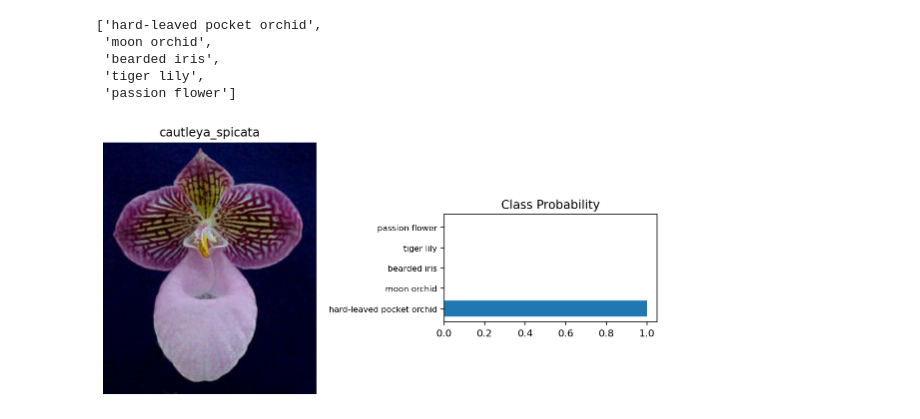
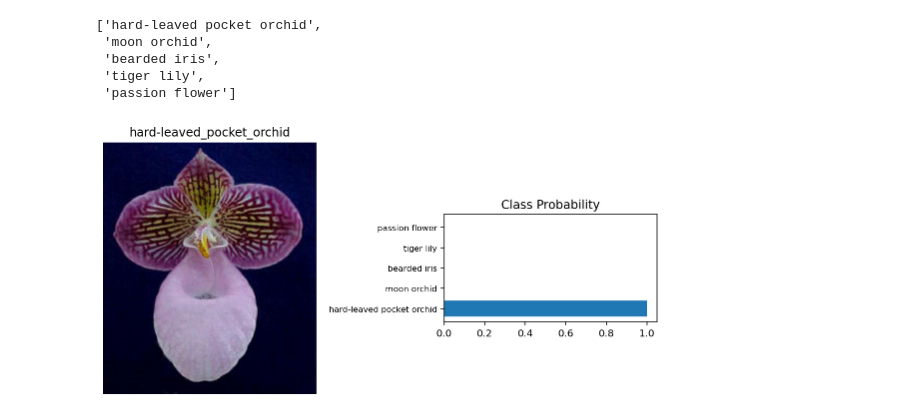
Before and after one commit to norvin2002/intro-to-ml-tensorflow, a Jupyter notebook: projects/p2_image_classifier/Project_Image_Classifier_Project.ipynb, the cells around one changed output. Saved outputs shown, nothing was run; the diff lists cells and outputs as text; code cells hidden in the pictures.

```diff
--- a/projects/p2_image_classifier/Project_Image_Classifier_Project.ipynb
+++ b/projects/p2_image_classifier/Project_Image_Classifier_Project.ipynb
@@ -534,19 +534,24 @@ predicted_class_name
  'passion flower']
 # %%
 # TODO: Plot the input image along with the top 5 classes
+
+#extract flowername from the path
+from pathlib import Path
+flowername = Path(img_path).resolve().stem
+
 fig, (ax1, ax2) = plt.subplots(figsize = (8,12), ncols = 2)
 
 # show the input image
 ax1.imshow(np.asarray(Image.open(img_path)), cmap = plt.cm.binary )
-ax1.set_title("cautleya_spicata")
+ax1.set_title(flowername)
 ax1.axis('off')
 
 ax2.barh(np.arange(5), proba)
 ax2.set_aspect(0.1)
 ax2.set_yticks(np.arange(5))
 ax2.set_yticklabels(predicted_class_name, size = "small")
 ax2.set_title("Class Probability")
 
 plt.tight_layout()
 # %% [output]
-[figure, old version]
+[figure, new version]
```
Also changed, not shown: 2 other files.
